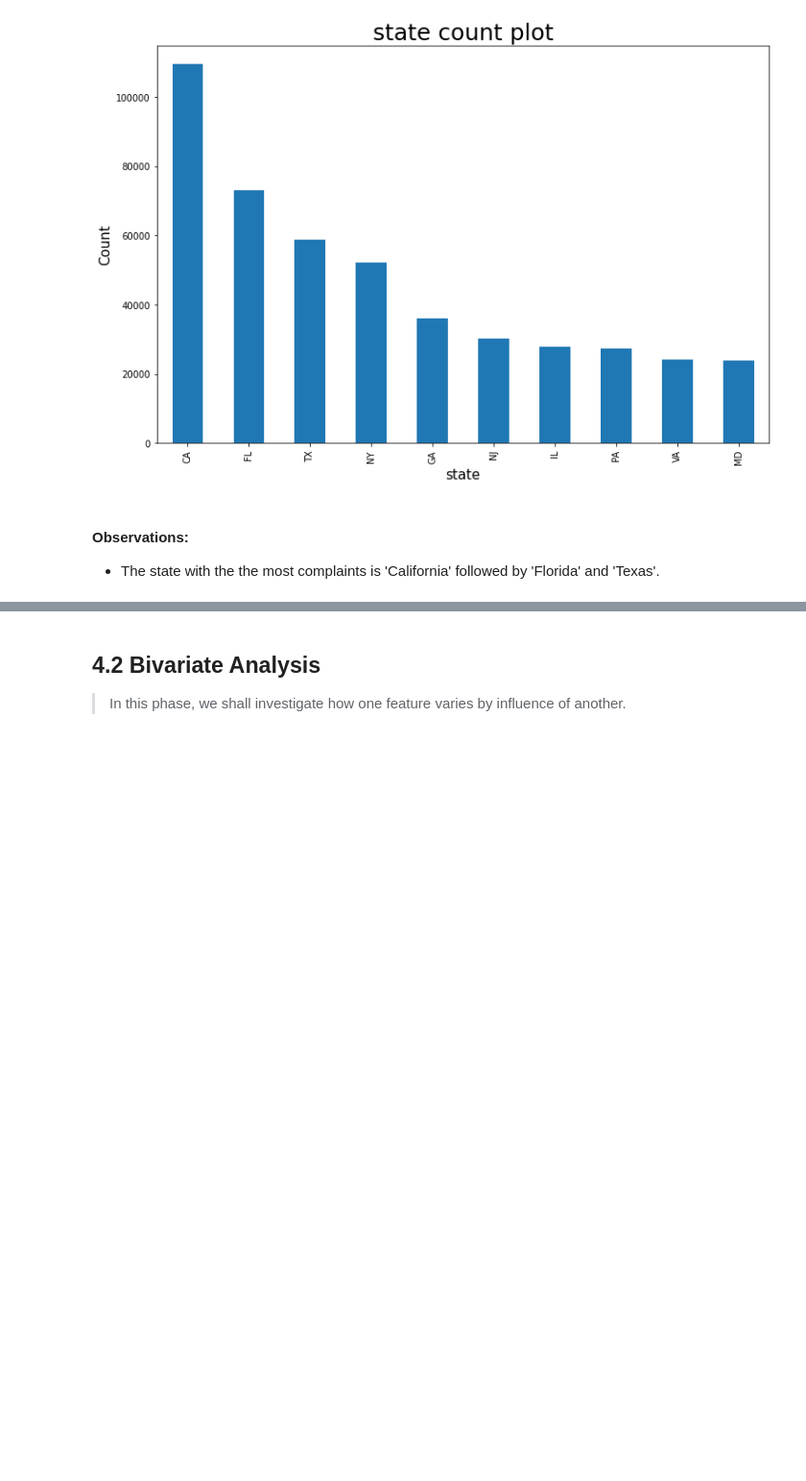
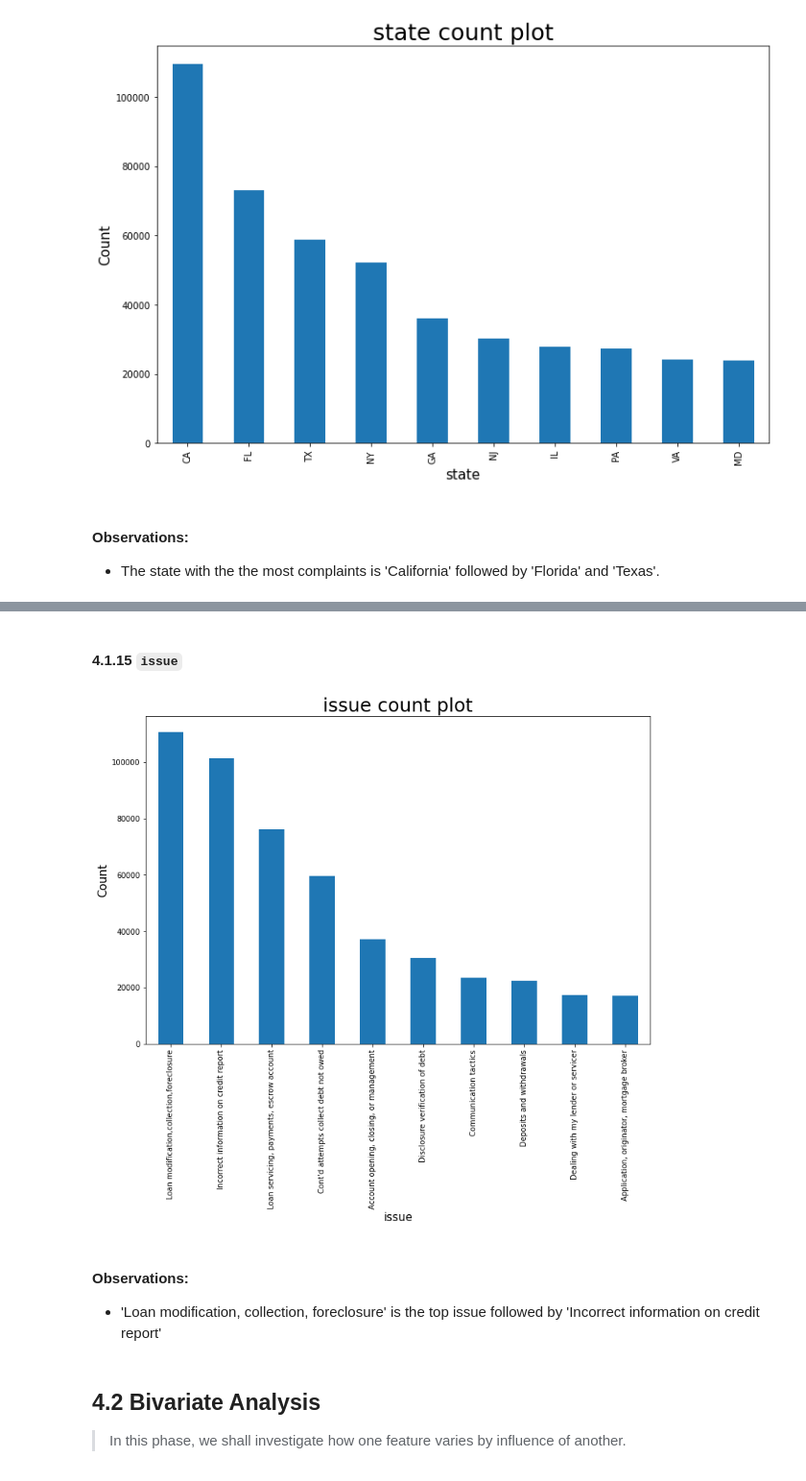
Before and after one commit to abnormalDistribute/Capstone-Project---Consumer-Complaints, a Jupyter notebook: index.ipynb, the cells around one changed output, grey strips where cells are left out. Shown at 96% size. Drawn from its saved outputs; the diff is of its cells as text; code cells hidden in the pictures; blank space fills up the shorter version.

```diff
--- a/index.ipynb
+++ b/index.ipynb
@@ -1144,3 +1170,13 @@ draw_plots.get_many_counts(df_final, 'state')
+# %% [markdown]
+#### 4.1.15 `issue`
+# %%
+# The top 10 issues in the complaints
+draw_plots.get_many_counts(df_final, 'issue')
+# %% [output]
+[figure, added]
+# %% [markdown]
+#### Observations:
+* 'Loan modification, collection, foreclosure' is the top issue followed by 'Incorrect information on credit report'
 # %% [markdown]
 ## 4.2 Bivariate Analysis
 > In this phase, we shall investigate how one feature varies by influence of another.
```
Also changed, not shown: parts of 64 cells of this notebook.
